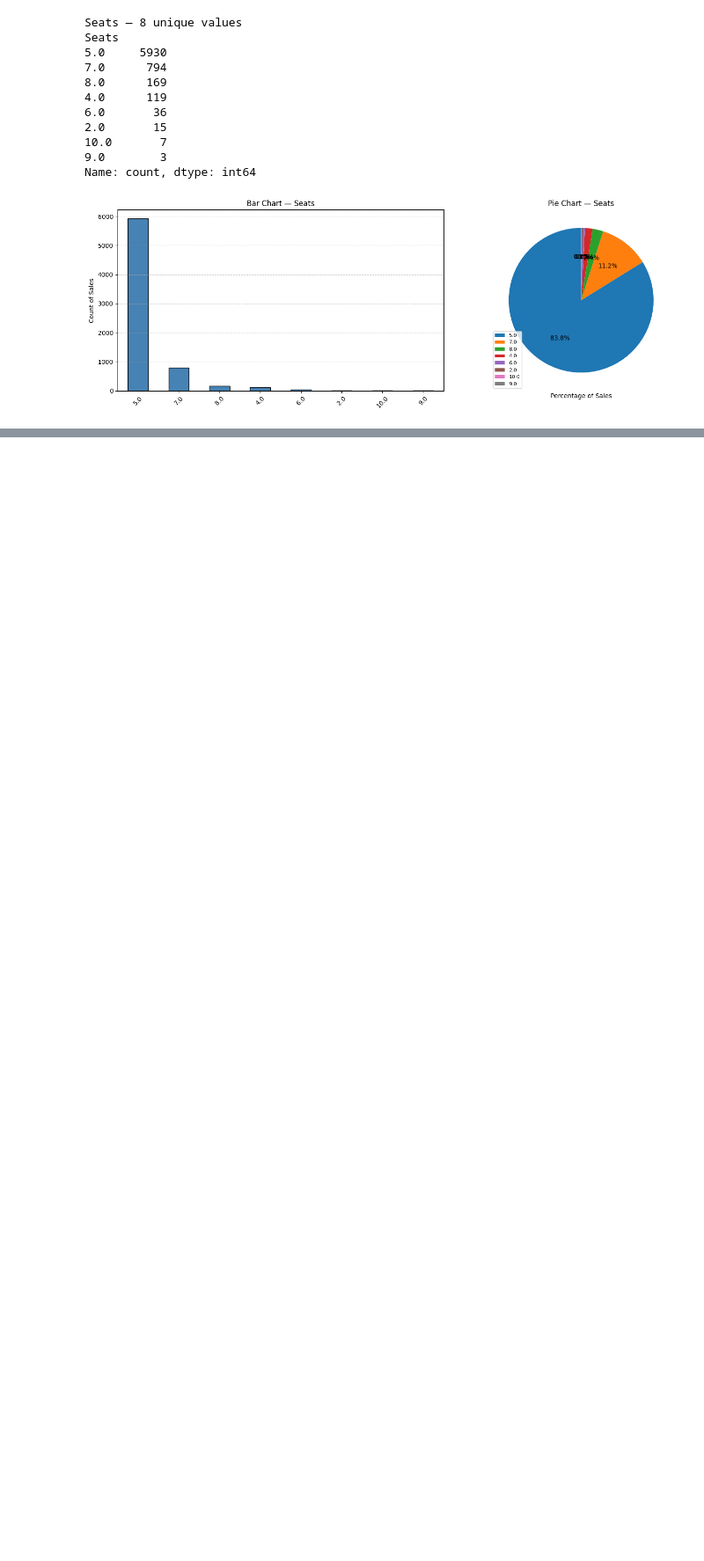
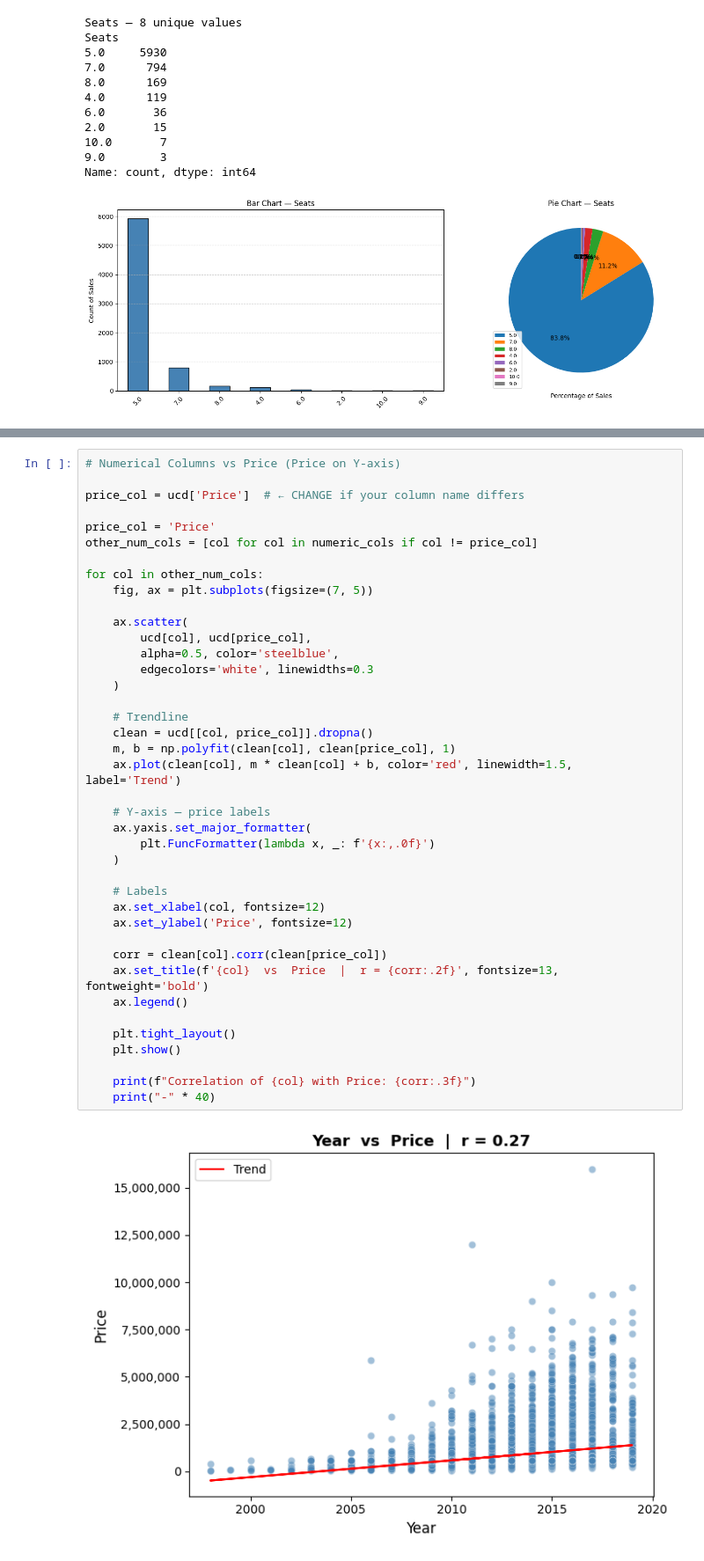
Before and after one commit to By-Yogesh/Used-Car-Price-Prediction, a Jupyter notebook: used_car_price_prediction.ipynb, the cells around one changed output, grey strips where cells are left out. Shown at 88% size. Drawn from its saved outputs; the diff is of its cells as text; blank space fills up the shorter version.

```diff
--- a/used_car_price_prediction.ipynb
+++ b/used_car_price_prediction.ipynb
@@ -360,0 +371,42 @@ Name: count, dtype: int64
+# %%
+# Numerical Columns vs Price (Price on Y-axis)
+
+price_col = ucd['Price']  # ← CHANGE if your column name differs
+
+price_col = 'Price'
+other_num_cols = [col for col in numeric_cols if col != price_col]
+
+for col in other_num_cols:
+    fig, ax = plt.subplots(figsize=(7, 5))
+
+    ax.scatter(
+        ucd[col], ucd[price_col],
+        alpha=0.5, color='steelblue',
+        edgecolors='white', linewidths=0.3
+    )
+
+    # Trendline
+    clean = ucd[[col, price_col]].dropna()
+    m, b = np.polyfit(clean[col], clean[price_col], 1)
+    ax.plot(clean[col], m * clean[col] + b, color='red', linewidth=1.5, label='Trend')
+
+    # Y-axis — price labels
+    ax.yaxis.set_major_formatter(
+        plt.FuncFormatter(lambda x, _: f'{x:,.0f}')
+    )
+
+    # Labels
+    ax.set_xlabel(col, fontsize=12)
+    ax.set_ylabel('Price', fontsize=12)
+
+    corr = clean[col].corr(clean[price_col])
+    ax.set_title(f'{col}  vs  Price  |  r = {corr:.2f}', fontsize=13, fontweight='bold')
+    ax.legend()
+
+    plt.tight_layout()
+    plt.show()
+
+    print(f"Correlation of {col} with Price: {corr:.3f}")
+    print("-" * 40)
+# %% [output]
+[figure, added]
```
Also changed, not shown: parts of 26 cells of this notebook, 2 other files.
